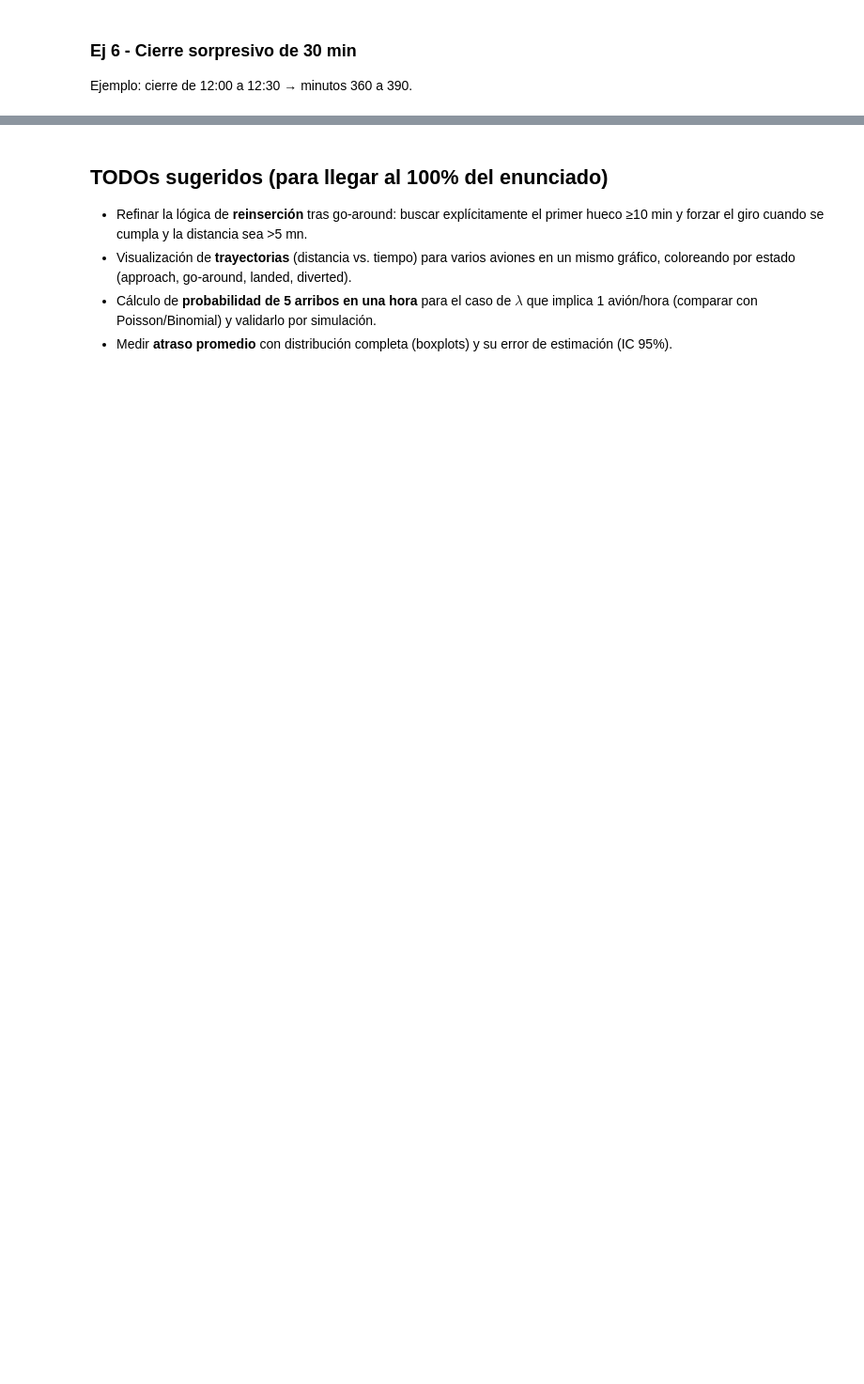
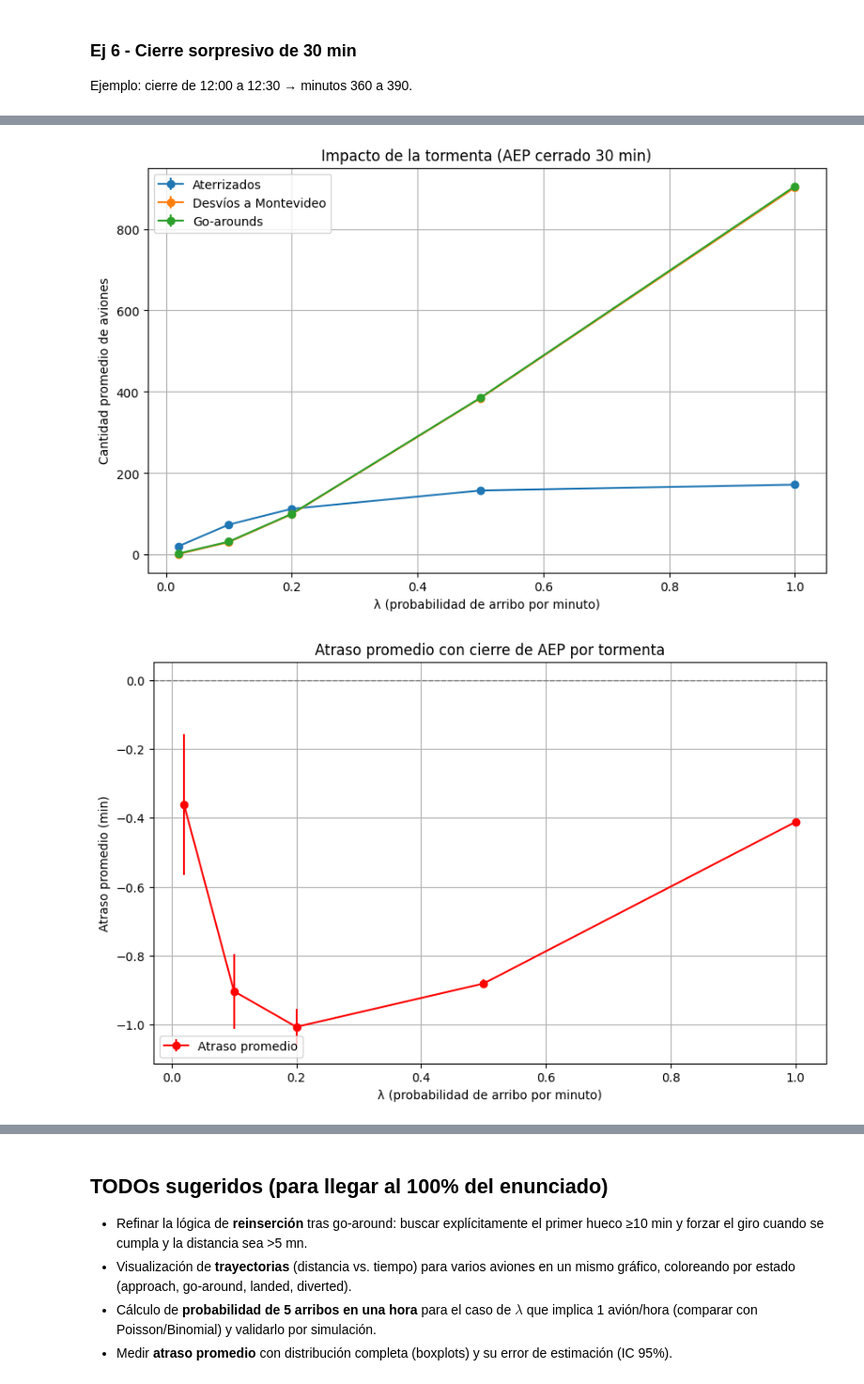
Before and after one commit to 1sabelnunez/TP1_ACN, a Jupyter notebook: TP1_ACN_demo.ipynb, the cells around one changed output, grey strips where cells are left out. Shown: that part at 94% size. Drawn from its saved outputs; the diff is of its cells as text; code cells hidden in the pictures; blank space fills up the shorter version.

```diff
--- a/TP1_ACN_demo.ipynb
+++ b/TP1_ACN_demo.ipynb
@@ -346,0 +433,41 @@ res_closure
+# %%
+# --- Datos para graficar ---
+lams = list(res_closure.keys())
+
+landed = [res_closure[l]['landed_mean'] for l in lams]
+landed_err = [res_closure[l]['landed_se'] for l in lams]
+
+diverted = [res_closure[l]['diverted_mean'] for l in lams]
+diverted_err = [res_closure[l]['diverted_se'] for l in lams]
+
+go_around = [res_closure[l]['go_around_mean'] for l in lams]
+go_around_err = [res_closure[l]['go_around_se'] for l in lams]
+
+delay = [res_closure[l]['avg_delay_mean'] for l in lams]
+delay_err = [res_closure[l]['avg_delay_se'] for l in lams]
+
+# --- Gráfico 1: Aterrizados, desvíos y go-arounds ---
+plt.figure(figsize=(10,6))
+plt.errorbar(lams, landed, yerr=landed_err, fmt='-o', label="Aterrizados")
+plt.errorbar(lams, diverted, yerr=diverted_err, fmt='-o', label="Desvíos a Montevideo")
+plt.errorbar(lams, go_around, yerr=go_around_err, fmt='-o', label="Go-arounds")
+plt.title("Impacto de la tormenta (AEP cerrado 30 min)")
+plt.xlabel("λ (probabilidad de arribo por minuto)")
+plt.ylabel("Cantidad promedio de aviones")
+plt.legend()
+plt.grid(True)
+plt.show()
+
+# --- Gráfico 2: Atraso promedio ---
+plt.figure(figsize=(10,6))
+plt.errorbar(lams, delay, yerr=delay_err, fmt='-o', color="red", label="Atraso promedio")
+plt.axhline(0, color="gray", linestyle="--", linewidth=1)
+plt.title("Atraso promedio con cierre de AEP por tormenta")
+plt.xlabel("λ (probabilidad de arribo por minuto)")
+plt.ylabel("Atraso promedio (min)")
+plt.legend()
+plt.grid(True)
+plt.show()
+# %% [output]
+[figure, added]
+[figure, added]
```
Also changed, not shown: parts of 17 cells of this notebook.
